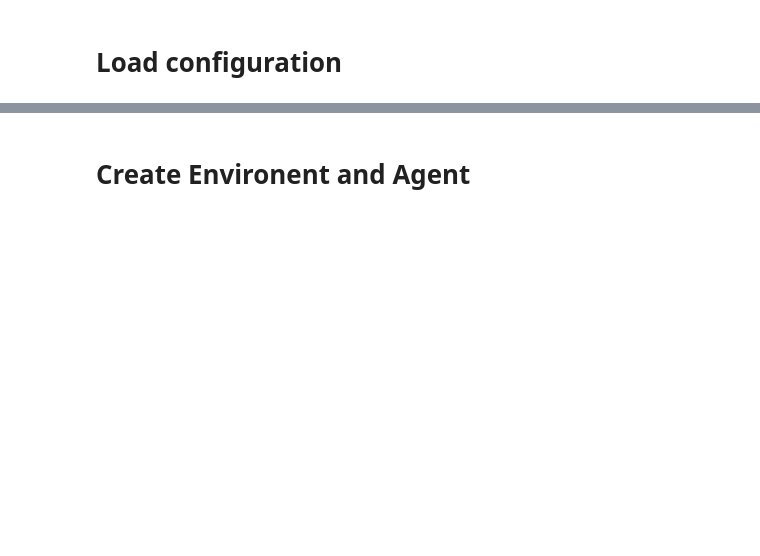
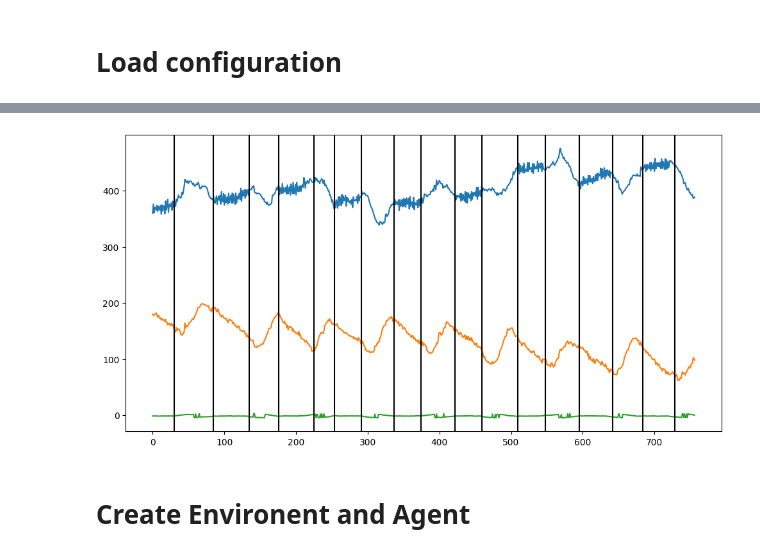
Before and after one commit to stefanobertolasi/real4cpd, a Jupyter notebook: demo.ipynb, the cells around one changed output, grey strips where cells are left out. Cells and saved outputs as stored; diff of their text form; code cells hidden in the pictures; blank space fills up the shorter version.

```diff
--- a/demo.ipynb
+++ b/demo.ipynb
@@ -16,12 +34,14 @@ print(OmegaConf.to_yaml(cfg))
 # %%
 data = np.load(cfg.dataset)
-samples = data["sequence"]
-gt_break_points = data["labels"]
+samples = data["samples"]
+gt_break_points = data["gt_break_points"]
 
 plt.figure(figsize=(12, 6))
 plt.plot(samples)
 for bkp in gt_break_points:
     plt.axvline(bkp, color='k')
+# %% [output]
+[figure, added]
 # %% [markdown]
 # Create Environent and Agent
 # %%
```
Also changed, not shown: parts of 4 cells of this notebook, 7 other files.
